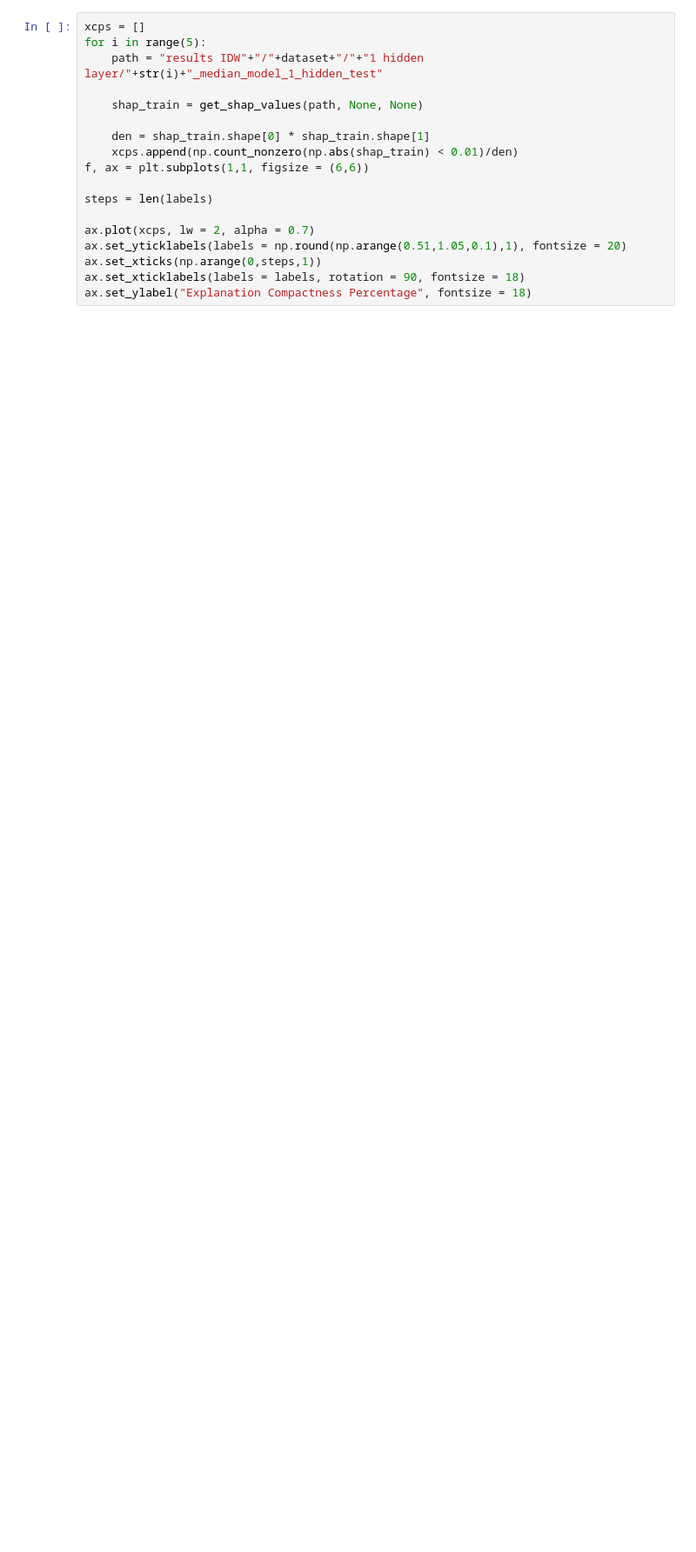
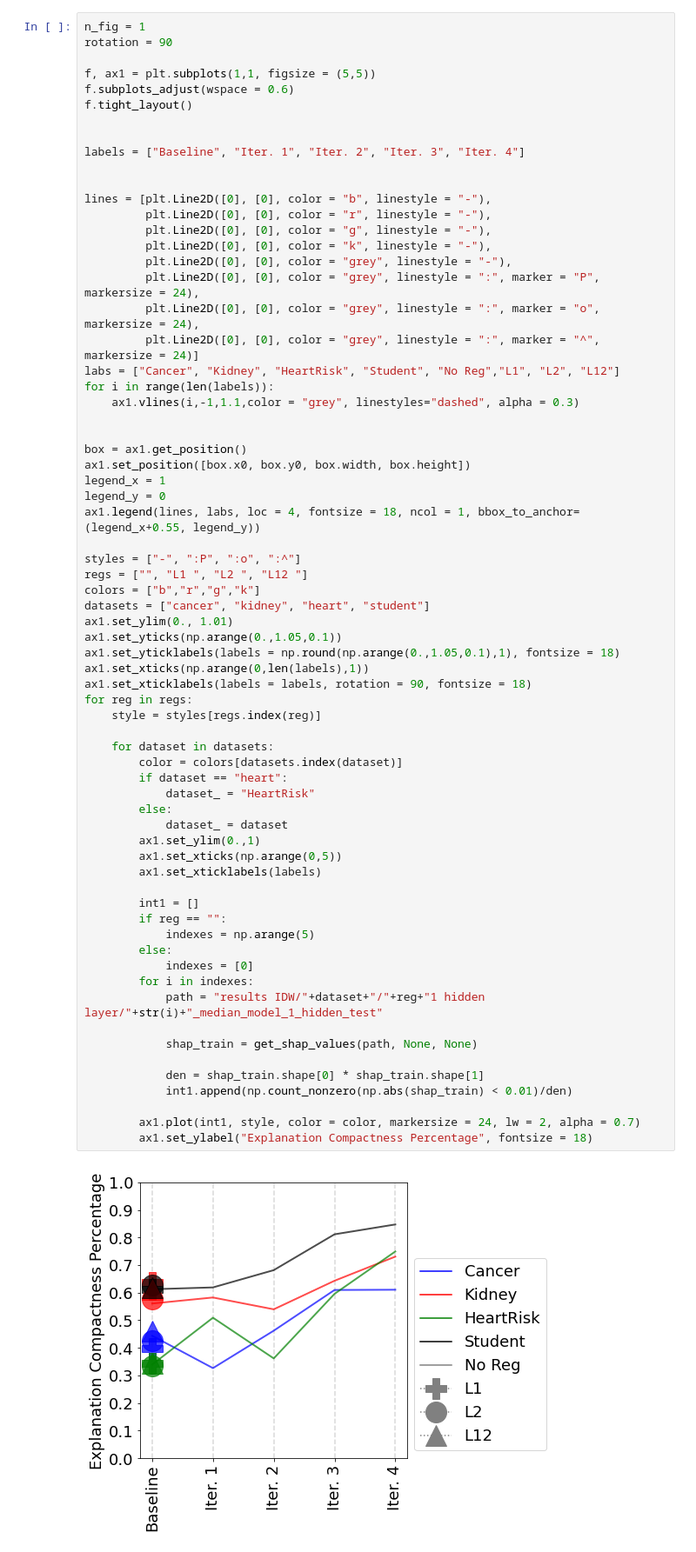
Before and after one commit to alanturin-g/Explanations_in_the_loop, a Jupyter notebook: IDW.ipynb, the cells around one changed output. Shown: that part at 87% size. Saved outputs shown, nothing was run; the diff lists cells and outputs as text; blank space fills up the shorter version.

```diff
--- a/IDW.ipynb
+++ b/IDW.ipynb
@@ -559,18 +860,70 @@ ax.set_ylabel("Accuracy", fontsize = 20)
 # %%
-xcps = []
-for i in range(5):
-    path = "results IDW"+"/"+dataset+"/"+"1 hidden layer/"+str(i)+"_median_model_1_hidden_test"
+n_fig = 1
+rotation = 90
 
-    shap_train = get_shap_values(path, None, None)
+f, ax1 = plt.subplots(1,1, figsize = (5,5))
+f.subplots_adjust(wspace = 0.6)
+f.tight_layout()
 
-    den = shap_train.shape[0] * shap_train.shape[1]
-    xcps.append(np.count_nonzero(np.abs(shap_train) < 0.01)/den)
-f, ax = plt.subplots(1,1, figsize = (6,6))
 
-steps = len(labels)
+labels = ["Baseline", "Iter. 1", "Iter. 2", "Iter. 3", "Iter. 4"]
 
-ax.plot(xcps, lw = 2, alpha = 0.7)
-ax.set_yticklabels(labels = np.round(np.arange(0.51,1.05,0.1),1), fontsize = 20)
-ax.set_xticks(np.arange(0,steps,1))
-ax.set_xticklabels(labels = labels, rotation = 90, fontsize = 18)
-ax.set_ylabel("Explanation Compactness Percentage", fontsize = 18)
+
+lines = [plt.Line2D([0], [0], color = "b", linestyle = "-"),
+         plt.Line2D([0], [0], color = "r", linestyle = "-"),
+         plt.Line2D([0], [0], color = "g", linestyle = "-"),
+         plt.Line2D([0], [0], color = "k", linestyle = "-"),
+         plt.Line2D([0], [0], color = "grey", linestyle = "-"),
+         plt.Line2D([0], [0], color = "grey", linestyle = ":", marker = "P", markersize = 24),
+         plt.Line2D([0], [0], color = "grey", linestyle = ":", marker = "o", markersize = 24),
+         plt.Line2D([0], [0], color = "grey", linestyle = ":", marker = "^", markersize = 24)]
+labs = ["Cancer", "Kidney", "HeartRisk", "Student", "No Reg","L1", "L2", "L12"]
+for i in range(len(labels)):
+    ax1.vlines(i,-1,1.1,color = "grey", linestyles="dashed", alpha = 0.3)
+
+
+box = ax1.get_position()
+ax1.set_position([box.x0, box.y0, box.width, box.height])
+legend_x = 1
+legend_y = 0
+ax1.legend(lines, labs, loc = 4, fontsize = 18, ncol = 1, bbox_to_anchor=(legend_x+0.55, legend_y))
+
+styles = ["-", ":P", ":o", ":^"]
+regs = ["", "L1 ", "L2 ", "L12 "]
+colors = ["b","r","g","k"]
+datasets = ["cancer", "kidney", "heart", "student"]
+ax1.set_ylim(0., 1.01)
+ax1.set_yticks(np.arange(0.,1.05,0.1))
+ax1.set_yticklabels(labels = np.round(np.arange(0.,1.05,0.1),1), fontsize = 18)
+ax1.set_xticks(np.arange(0,len(labels),1))
+ax1.set_xticklabels(labels = labels, rotation = 90, fontsize = 18)
+for reg in regs:
+    style = styles[regs.index(reg)]
+
+    for dataset in datasets:
+        color = colors[datasets.index(dataset)]
+        if dataset == "heart":
+            dataset_ = "HeartRisk"
+        else:
+            dataset_ = dataset
+        ax1.set_ylim(0.,1)
+        ax1.set_xticks(np.arange(0,5))
+        ax1.set_xticklabels(labels)
+
+        int1 = []
+        if reg == "":
+            indexes = np.arange(5)
+        else:
+            indexes = [0]
+        for i in indexes:
+            path = "results IDW/"+dataset+"/"+reg+"1 hidden layer/"+str(i)+"_median_model_1_hidden_test"
+
+            shap_train = get_shap_values(path, None, None)
+
+            den = shap_train.shape[0] * shap_train.shape[1]
+            int1.append(np.count_nonzero(np.abs(shap_train) < 0.01)/den)
+
+        ax1.plot(int1, style, color = color, markersize = 24, lw = 2, alpha = 0.7)
+        ax1.set_ylabel("Explanation Compactness Percentage", fontsize = 18)
+# %% [output]
+[figure, added]
```
Also changed, not shown: parts of 4 cells of this notebook, 14 other files.
